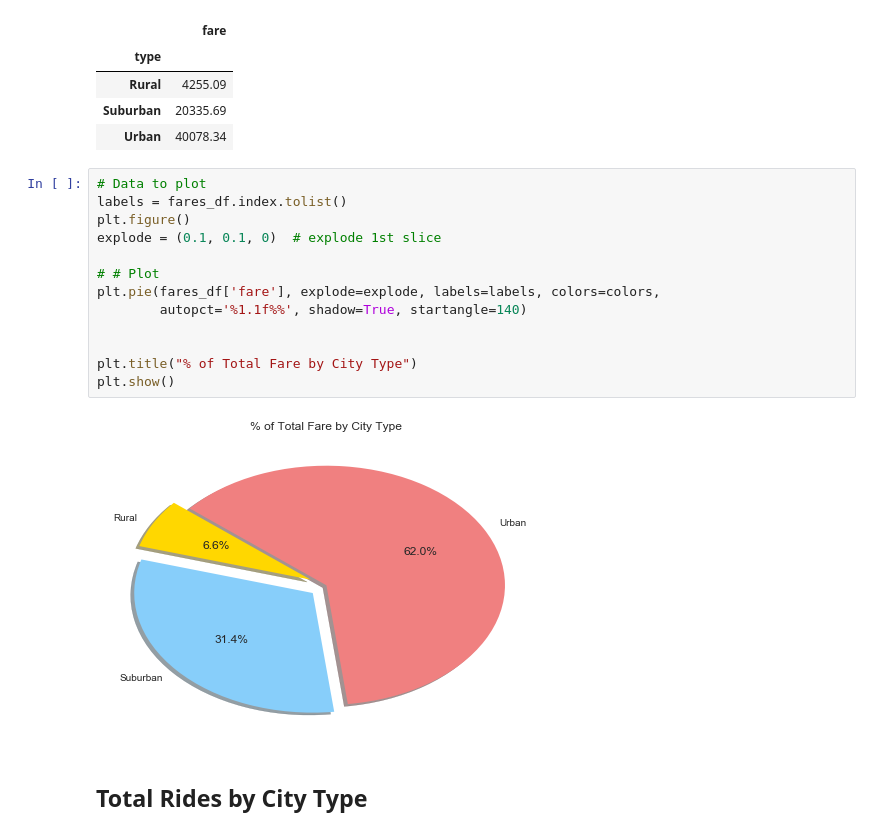
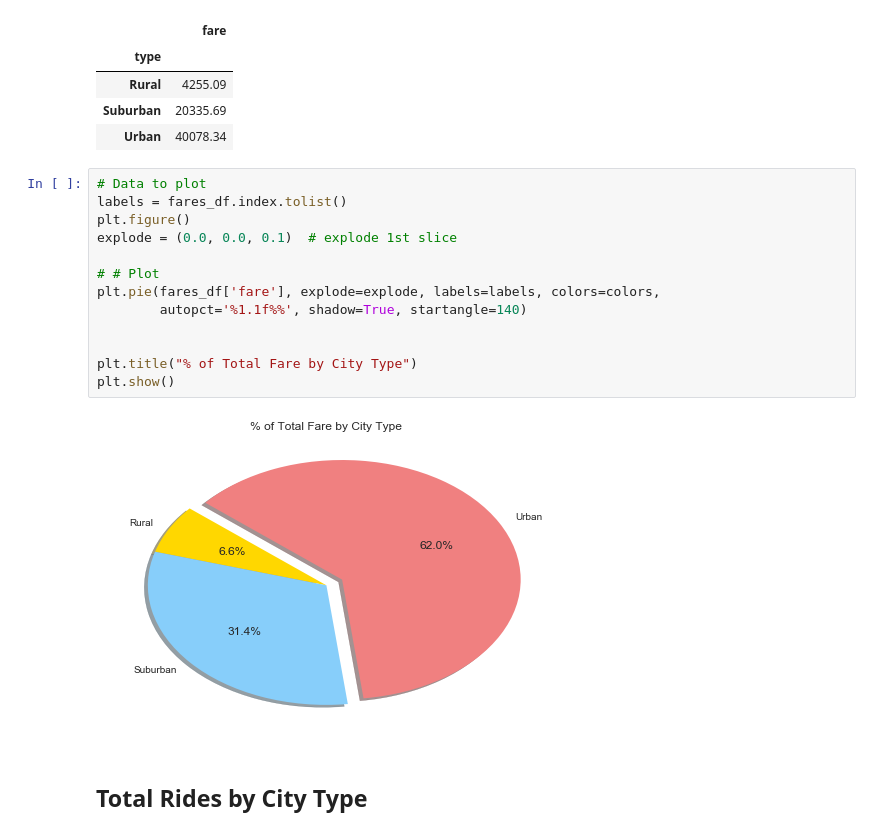
Before and after one commit to lizleano/Pyber, a Jupyter notebook: Pyber Ride Sharing.ipynb, the cells around one changed output. Drawn from its saved outputs; the diff is of its cells as text.

Commit message:
fixed explode

```diff
--- a/Pyber Ride Sharing.ipynb
+++ b/Pyber Ride Sharing.ipynb
@@ -110,18 +110,18 @@ fares_df
 # %%
 # Data to plot
 labels = fares_df.index.tolist()
 plt.figure()
-explode = (0.1, 0.1, 0)  # explode 1st slice
+explode = (0.0, 0.0, 0.1)  # explode 1st slice
 
 # # Plot
 plt.pie(fares_df['fare'], explode=explode, labels=labels, colors=colors,
         autopct='%1.1f%%', shadow=True, startangle=140)
 
 
 plt.title("% of Total Fare by City Type")
 plt.show()
 # %% [output]
-[figure, old version]
+[figure, new version]
 # %% [markdown]
 ## Total Rides by City Type
 # %%
```
Also changed, not shown: parts of 2 cells of this notebook, 4 other files.
